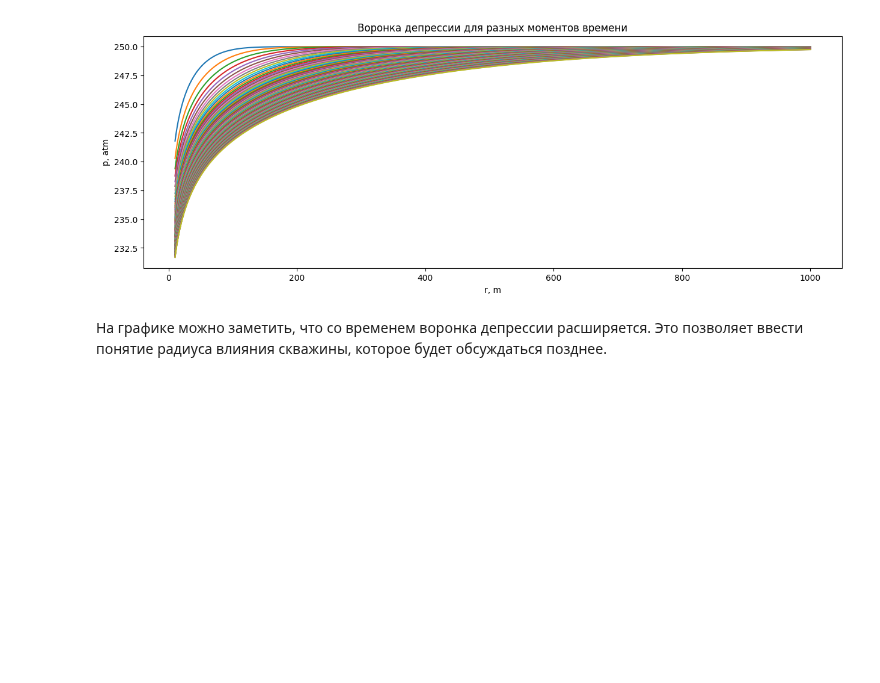
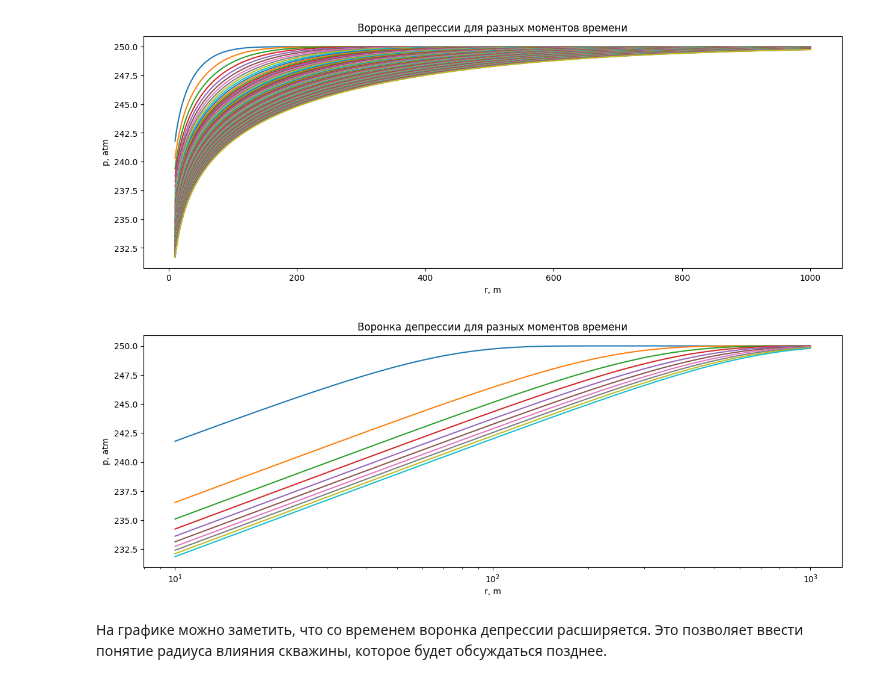
Before and after one commit to khabibullinra/welltest_examples, a Jupyter notebook: jupyter/11_transient_line_source_solution_Ei.ipynb, the cells around one changed output. Cells and saved outputs as stored; diff of their text form; code cells hidden in the pictures; blank space fills up the shorter version.

```diff
--- a/jupyter/11_transient_line_source_solution_Ei.ipynb
+++ b/jupyter/11_transient_line_source_solution_Ei.ipynb
@@ -447,6 +447,28 @@ plt.ylabel("p, atm")
 plt.show()
 # %% [output]
 [figure]
+# %%
+# Пример построения сразу нескольких решений на одном графике
+# Зададим массив (итератор) определяющий количество графиков которые мы хотим построить
+n=np.arange(1,100,10)
+# зададим диапазон изменения расстояний и количество точек для которых строятся кривые
+r_arr_m = np.logspace(1, 3, 100)
+
+# цикл расчета. Полезно понимать тут, что функция Ei будет вызываться число раз равное
+# произведению количества графиков на количество точек.
+# для сложных функций это время может оказаться достаточно заметным
+for i in n:
+    t_hr = 1*i
+      # здесь используем расчет заполнения массива с использованием итератора python -
+      # не самый быстрый вариант для этой функции, но работает
+    plt.plot(r_arr_m, [p_from_pd_atma(pd_ei(td_from_t(t_hr), rdi)) for rdi in rd_from_r(r_arr_m)])
+plt.title("Воронка депрессии для разных моментов времени")
+plt.xlabel("r, m")
+plt.ylabel("p, atm")
+plt.xscale('log')
+plt.show()
+# %% [output]
+[figure, added]
 # %% [markdown]
 На графике можно заметить, что со временем воронка депрессии расширяется. Это позволяет ввести понятие радиуса влияния скважины, которое будет обсуждаться позднее.
 # %% [markdown]
```
Also changed, not shown: parts of 1 cell of this notebook, 22 other files.
